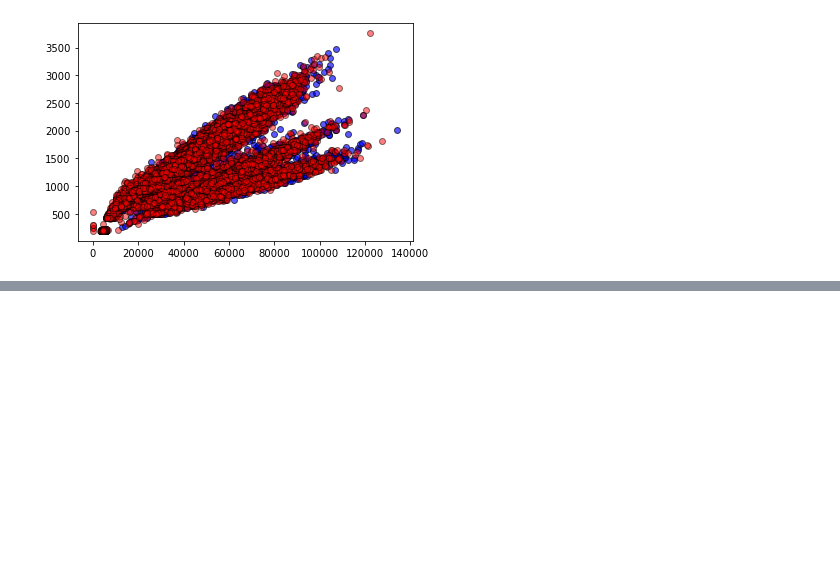
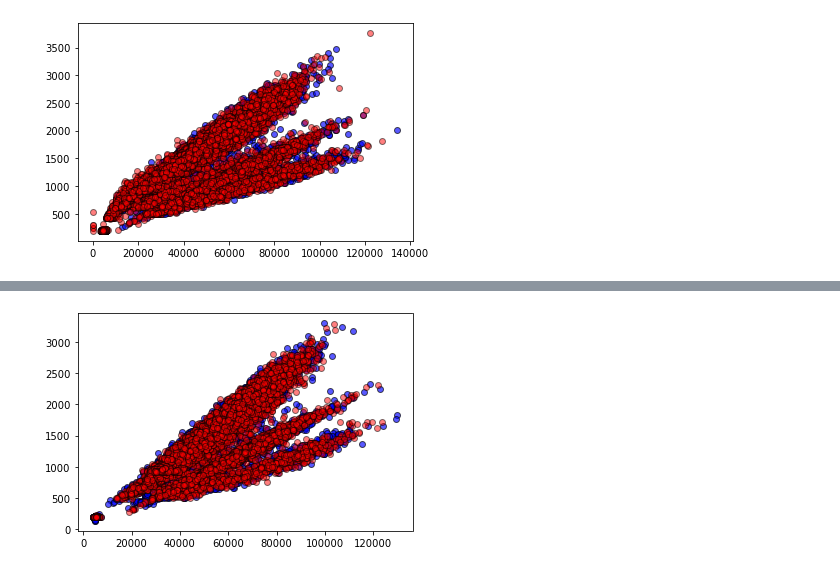
Before and after one commit to josephchancey/riot-lol-match-trends, a Jupyter notebook: Notebooks/LoL Trend Analysis.ipynb, the cells around one changed output, grey strips where cells are left out. Cells and saved outputs as stored; diff of their text form; code cells hidden in the pictures; blank space fills up the shorter version.

```diff
--- a/Notebooks/LoL Trend Analysis.ipynb
+++ b/Notebooks/LoL Trend Analysis.ipynb
@@ -410,0 +440,15 @@ master_loss_b_rIncome_plot = plt.scatter(m_redloss_df['redTotalGold'], m_redloss
+# %%
+# Plot Game Length vs Gold Income WINS - Grand Master
+
+gm_df['totalGoldDiff'] = gm_df['redTotalGold'] - gm_df['blueTotalGold']
+
+gmaster_length_wins_df = gm_df[['gameId', 'blueWins', 'redWins', 'blueTotalGold', 'gameDuraton', 'redTotalGold']]
+
+# Compare income over time in winning games
+gmaster_wins_b_rIncome_plot = plt.scatter(gm_bluewins_df['blueTotalGold'], gm_bluewins_df['gameDuraton'], marker="o", facecolors="blue", edgecolors="black", alpha=0.65)
+gmaster_wins_b_rIncome_plot = plt.scatter(gm_redwins_df['redTotalGold'], gm_redwins_df['gameDuraton'], marker="o", facecolors="red", edgecolors="black", alpha=0.50)
+plt.xlabel('Gold')
+plt.ylabel('Time (Seconds)')
+plt.title('Won Grand Master Games - Gold/Time')
+# %% [output]
+[figure, added]
```
Also changed, not shown: parts of 10 cells of this notebook.
